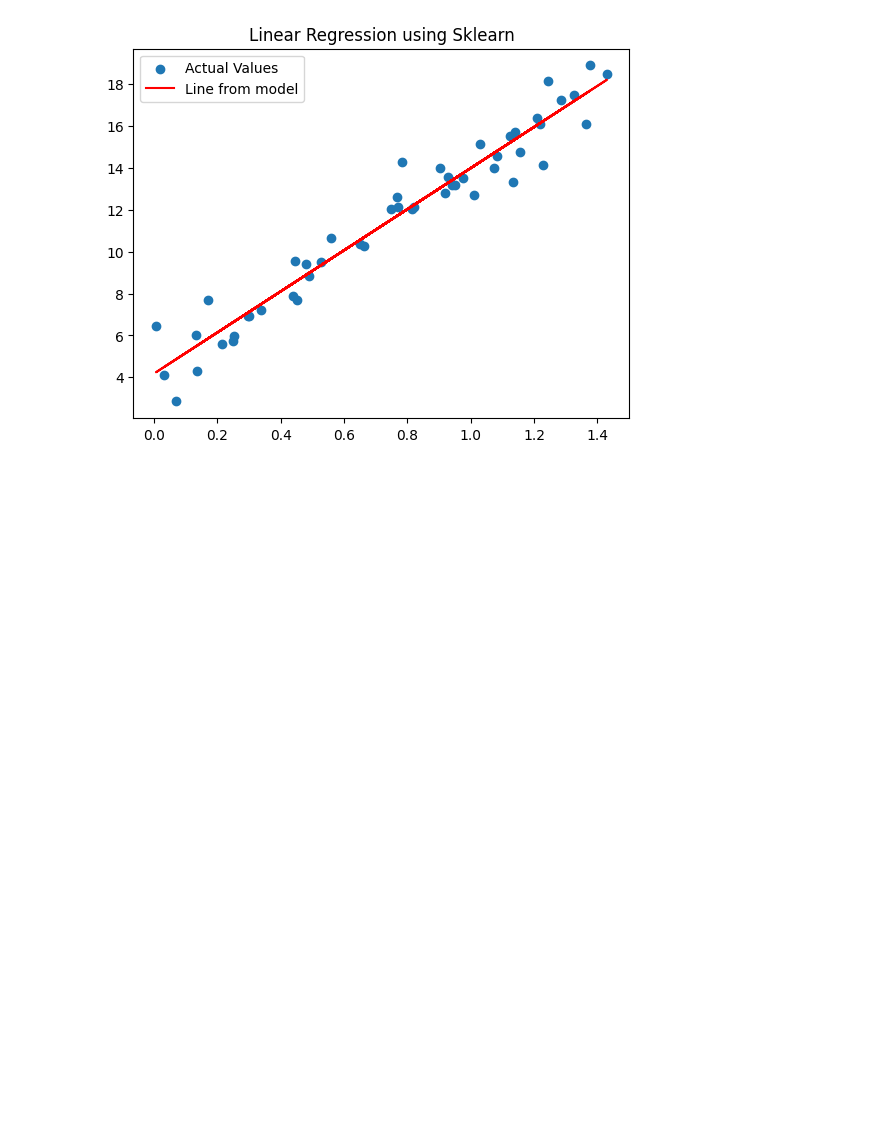
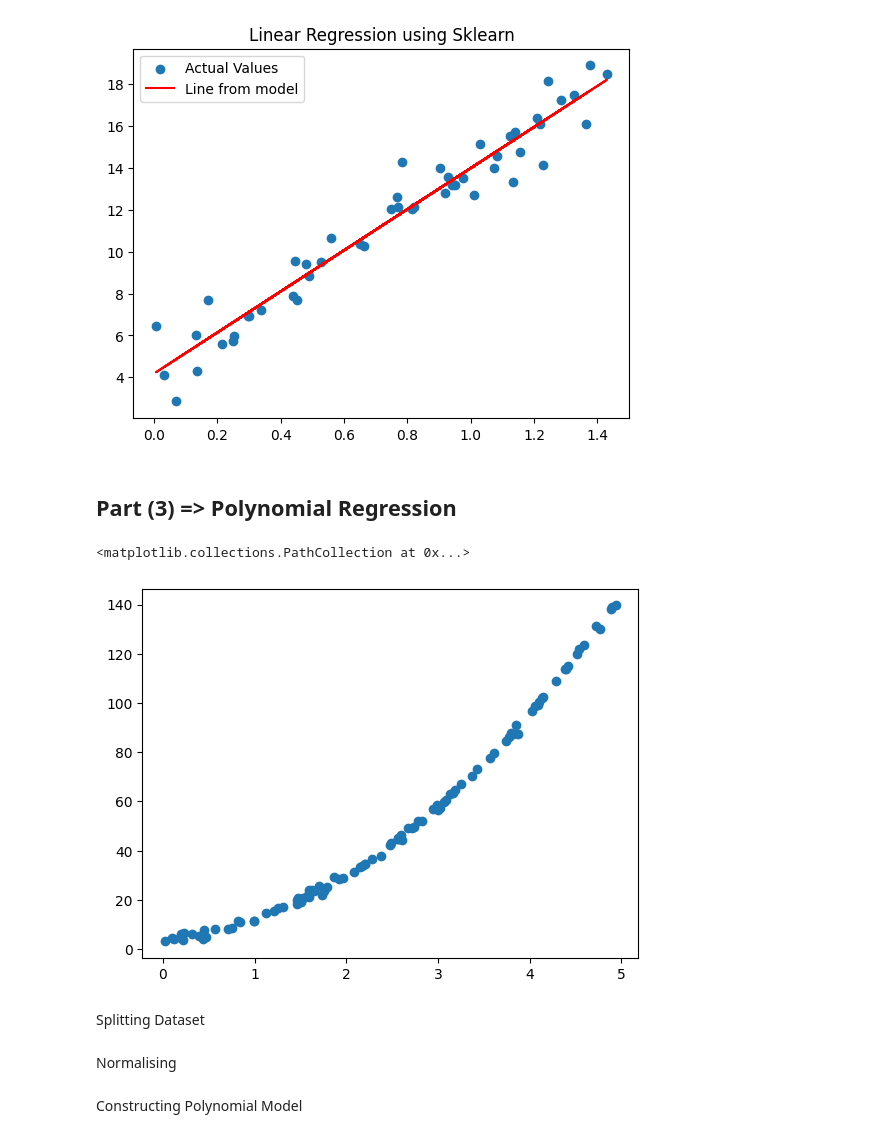
Before and after one commit to sg11421/Machine-Learning-with-Python, a Jupyter notebook: 230531_KaranKeer/Assignment 2/Q_1.ipynb, the cells around one changed output. Drawn from its saved outputs; the diff is of its cells as text; code cells hidden in the pictures; blank space fills up the shorter version.

```diff
--- a/230531_KaranKeer/Assignment 2/Q_1.ipynb
+++ b/230531_KaranKeer/Assignment 2/Q_1.ipynb
@@ -94,3 +94,16 @@ plt.legend()
 # %% [output]
 <matplotlib.legend.Legend at 0x...>
 [figure]
+# %% [markdown]
+## Part (3) => Polynomial Regression
+# %%
+data = np.random.RandomState(10)
+x = 5 * data.rand(100, 1)
+y = 3 * x + 5 * x**2 + 4 + data.randn(100, 1)
+m = x.shape[0]
+plt.scatter(x, y)
+# %% [output]
+<matplotlib.collections.PathCollection at 0x...>
+[figure, added]
+# %% [markdown]
+Splitting Dataset
@@ -96,0 +115,2 @@ plt.legend()
+# %% [markdown]
+Normalising
@@ -96,0 +127,2 @@ plt.legend()
+# %% [markdown]
+Constructing Polynomial Model
```
Also changed, not shown: parts of 6 cells of this notebook.
